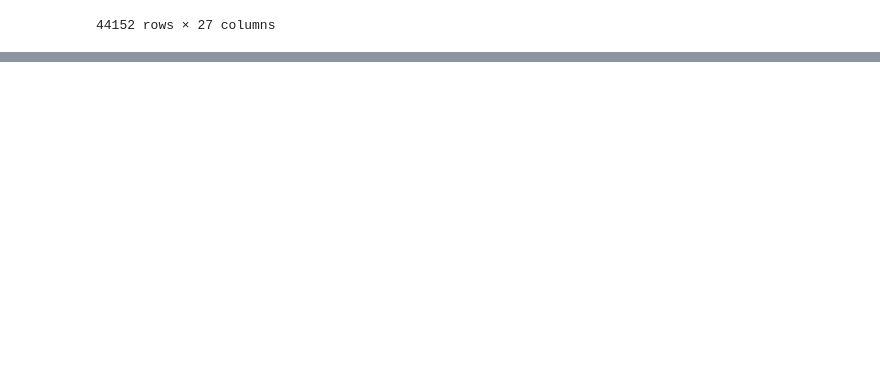
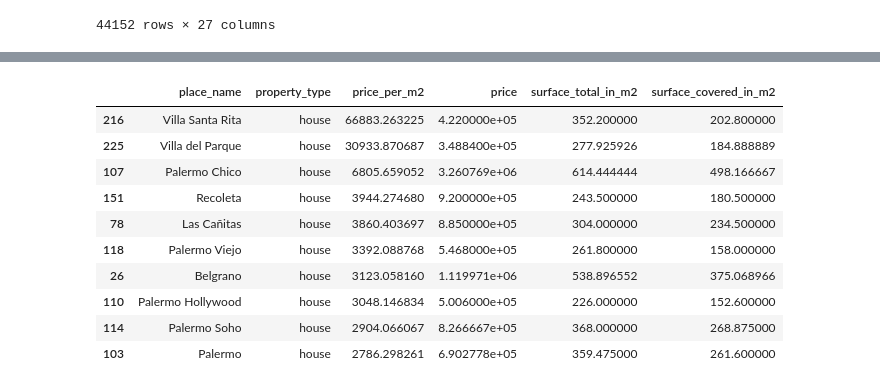
Before and after one commit to NicoGallegos/tpdatos, a Jupyter notebook: TP 1.ipynb, the cells around one changed output, grey strips where cells are left out. Drawn from its saved outputs; the diff is of its cells as text; code cells hidden in the pictures; blank space fills up the shorter version.

```diff
--- a/TP 1.ipynb
+++ b/TP 1.ipynb
@@ -177,0 +232,3 @@ datosCapitalBalcon.sort_values('price', ascending=False)
+# %%
+datosCapitalBalconGP = datosCapitalBalcon.groupby(['place_name','property_type']).mean()
+datosCapitalBalconGP = datosCapitalBalconGP[['price_per_m2','price','surface_total_in_m2', 'surface_covered_in_m2']].reset_index()
@@ -177,0 +250,15 @@ datosCapitalBalcon.sort_values('price', ascending=False)
+# %%
+promedioApartment = datosCapitalBalconGP[datosCapitalBalconGP['property_type'] == 'house']
+promedioApartment.sort_values('price_per_m2', ascending=False).head(10)
+# %% [output]
+|  | place_name | property_type | price_per_m2 | price | surface_total_in_m2 | surface_covered_in_m2 |
+| 216 | Villa Santa Rita | house | 66883.263225 | 4.220000e+05 | 352.200000 | 202.800000 |
+| 225 | Villa del Parque | house | 30933.870687 | 3.488400e+05 | 277.925926 | 184.888889 |
+| 107 | Palermo Chico | house | 6805.659052 | 3.260769e+06 | 614.444444 | 498.166667 |
+| 151 | Recoleta | house | 3944.274680 | 9.200000e+05 | 243.500000 | 180.500000 |
+| 78 | Las Cañitas | house | 3860.403697 | 8.850000e+05 | 304.000000 | 234.500000 |
+| 118 | Palermo Viejo | house | 3392.088768 | 5.468000e+05 | 261.800000 | 158.000000 |
+| 26 | Belgrano | house | 3123.058160 | 1.119971e+06 | 538.896552 | 375.068966 |
+| 110 | Palermo Hollywood | house | 3048.146834 | 5.006000e+05 | 226.000000 | 152.600000 |
+| 114 | Palermo Soho | house | 2904.066067 | 8.266667e+05 | 368.000000 | 268.875000 |
+| 103 | Palermo | house | 2786.298261 | 6.902778e+05 | 359.475000 | 261.600000 |
```
Also changed, not shown: parts of 24 cells of this notebook.
